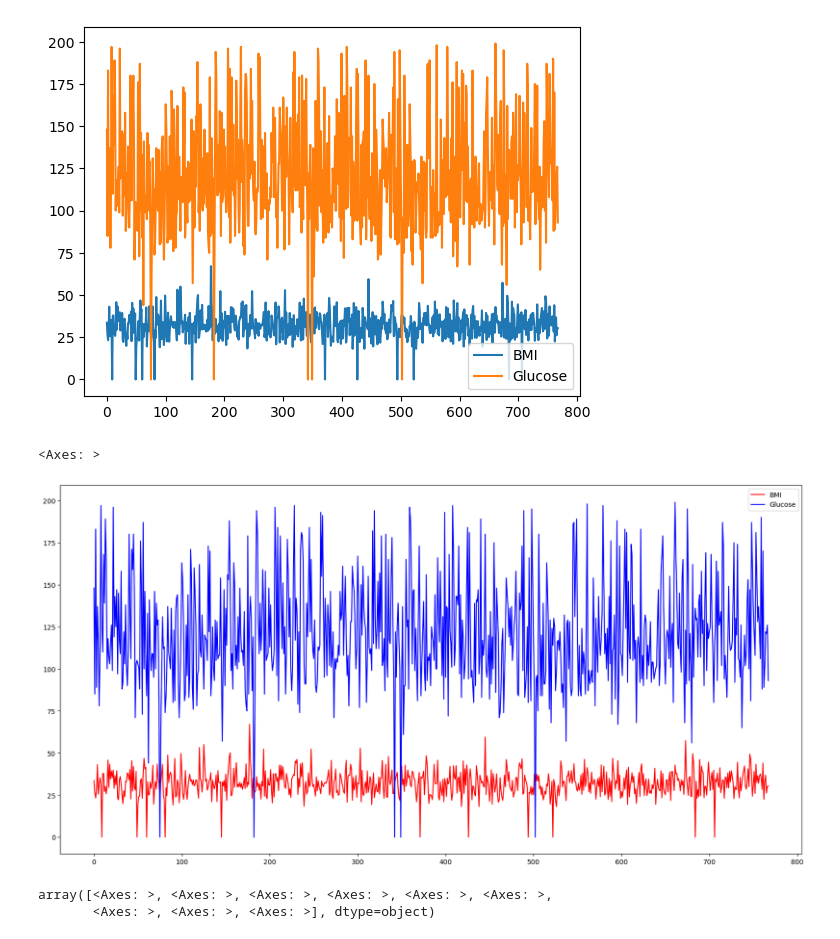
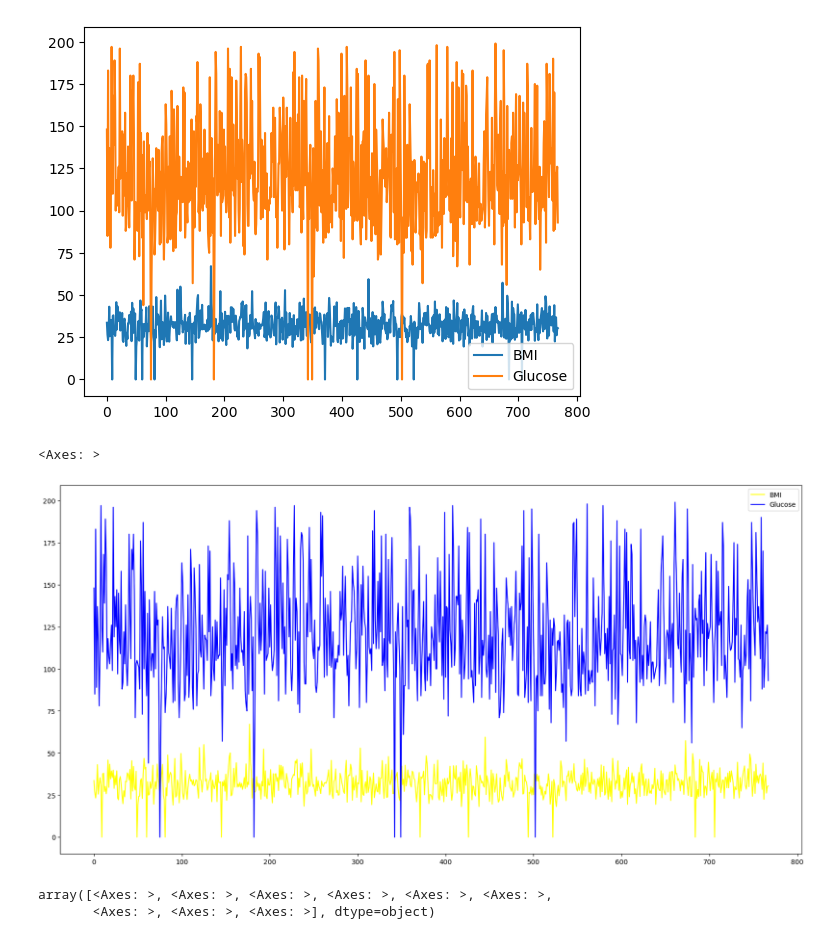
Before and after one commit to theali29/IF-ELSE, a Jupyter notebook: TASK.ipynb, the cells around one changed output. Cells and saved outputs as stored; diff of their text form; code cells hidden in the pictures.

```diff
--- a/TASK.ipynb
+++ b/TASK.ipynb
@@ -940,10 +969,10 @@ df[['BMI','Glucose']].plot.line()
 <Axes: >
 [figure]
 # %%
-df[['BMI','Glucose']].plot.line(figsize=(20,10),color={"BMI":"red","Glucose":"blue"})
+df[['BMI','Glucose']].plot.line(figsize=(20,10),color={"BMI":"yellow","Glucose":"blue"})
 # %% [output]
 <Axes: >
-[figure, old version]
+[figure, new version]
 # %%
 df.plot.line(subplots=True)
 # %% [output]
```
Also changed, not shown: parts of 76 cells of this notebook, 6 other files.
